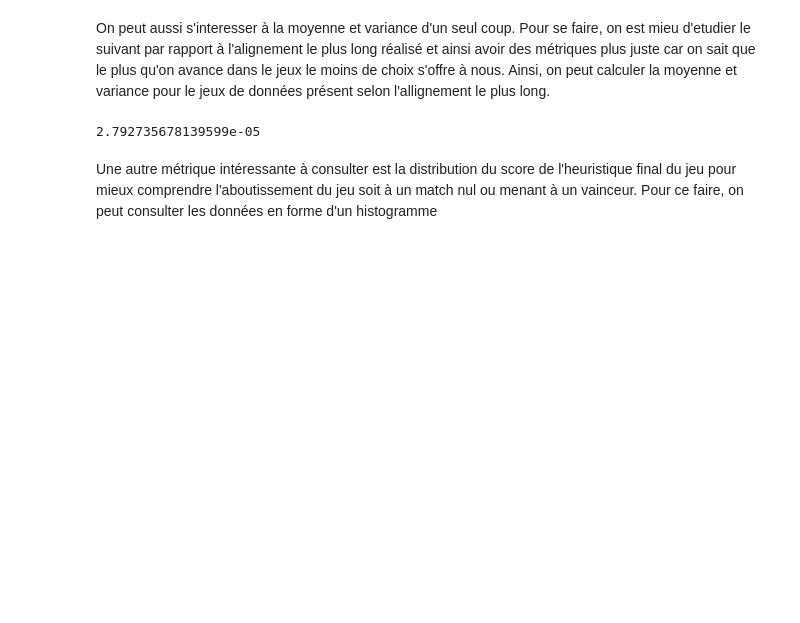
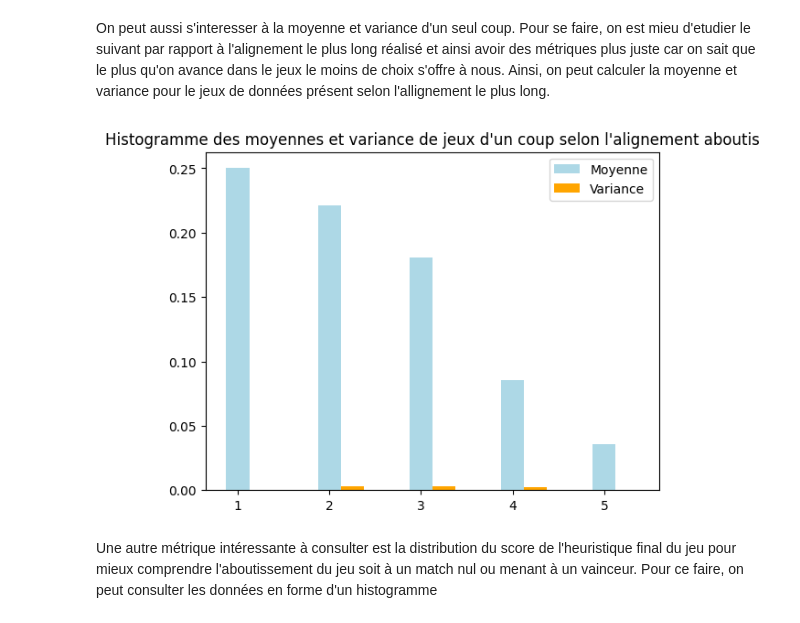
Before and after one commit to The-Faust/IFT-2003-1, a Jupyter notebook: analysis/performance_analysis.ipynb, the cells around one changed output. Cells and saved outputs as stored; diff of their text form; code cells hidden in the pictures; blank space fills up the shorter version.

```diff
--- a/analysis/performance_analysis.ipynb
+++ b/analysis/performance_analysis.ipynb
@@ -59,34 +60,31 @@ On peut aussi s'interesser à la moyenne et variance d'un seul coup. Pour se fai
 # %%
 alignement_data = {}
 
 for i in range(1, 21):
     game_dataframe = pd.read_csv('./board_11X11/depth_1_timelimit_10/game{0}.csv'.format(i))
 
     for index, row in game_dataframe.iterrows():
-#         print(row["allignement_plus_long"])
         if(not row["allignement_plus_long"] in alignement_data):
             alignement_data[row["allignement_plus_long"]] = []
 
         alignement_data[row["allignement_plus_long"]].append(row["duree_tour"])
 
 alignement_stats = {}
-a = np.array([14, 8, 11, 10, 7, 9, 10, 11, 10, 15, 5, 10])
-print(np.var(alignement_data[1]))
+alignement_means = []
+alignement_variances = []
 
+for key in alignement_data.keys():
+    alignement_means.append(np.mean(alignement_data[key]))
+    alignement_variances.append(np.var(alignement_data[key]))
 
-# for key in alignement_data.keys():
-#     alignement_stats[key] = {"moyenne": format(np.mean(alignement_data[key]), ".2f"), "variance": format(np.var(alignement_data[key]), ".2f")}
-
-
-
-# print(alignement_stats)
-
-#     game_time = game_dataframe["duree_tour"].sum()
-#     game_times.append(game_time)
-
-#     print("Game {0} : {1}s".format(i, format(game_time, ".2f")))
+shifted_pos = list(map(lambda x:x+0.25, alignement_data.keys()))
+plt.bar(list(alignement_data.keys()), alignement_means, color='lightblue', label='Moyenne', width=0.25)
+plt.bar(shifted_pos, alignement_variances, color='orange', label='Variance', width=0.25)
+plt.title("Histogramme des moyennes et variance de jeux d'un coup selon l'alignement aboutis")
+plt.legend()
+plt.show()
 # %% [output]
-2.792735678139599e-05
+[figure, added]
 # %% [markdown]
 Une autre métrique intéressante à consulter est la distribution du score de l'heuristique final du jeu pour mieux comprendre l'aboutissement du jeu soit à un match nul ou menant à un vainceur. Pour ce faire, on peut consulter les données en forme d'un histogramme
 # %%
```
Also changed, not shown: parts of 11 cells of this notebook, 2 other files.
